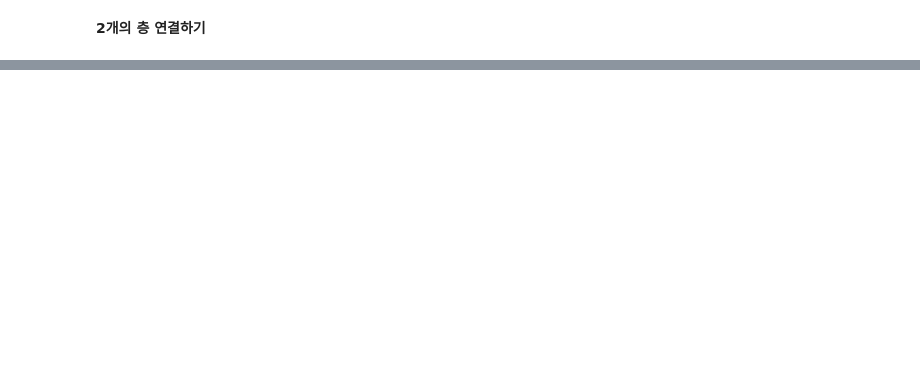
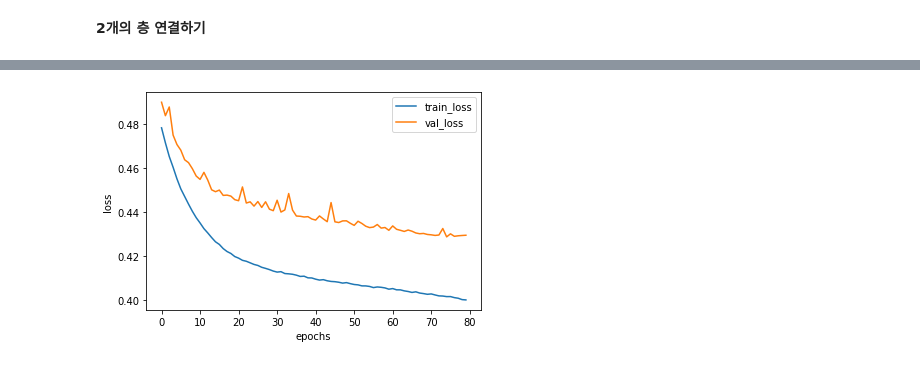
Before and after one commit to WooHyuck-Jeong/practice_ML, a Jupyter notebook: Ch9-3.ipynb, the cells around one changed output, grey strips where cells are left out. Drawn from its saved outputs; the diff is of its cells as text; code cells hidden in the pictures; blank space fills up the shorter version.

```diff
--- a/Ch9-3.ipynb
+++ b/Ch9-3.ipynb
@@ -232,0 +235,7 @@ plt.show()
+# %%
+model4 = keras.Sequential()
+model4.add(keras.layers.Embedding(500, 16, input_length= 100))
+model4.add(keras.layers.GRU(8))
+model4.add(keras.layers.Dense(1, activation= 'sigmoid'))
+
+model4.summary()
@@ -232,0 +258,15 @@ plt.show()
+# %%
+rmsprop = keras.optimizers.RMSprop(learning_rate= 1e-4)
+model4.compile(
+    optimizer= rmsprop,
+    loss= 'binary_crossentropy',
+    metrics= ['accuracy']
+)
+
+history = model4.fit(
+    train_seq, train_target,
+    epochs= 100,
+    batch_size= 64,
+    validation_data= (val_seq, val_target),
+    callbacks=[checkpoint_cb, early_stopping_cb]
+)
@@ -232,0 +291,9 @@ plt.show()
+# %%
+plt.plot(history.history['loss'])
+plt.plot(history.history['val_loss'])
+plt.xlabel('epochs')
+plt.ylabel('loss')
+plt.legend(['train_loss', 'val_loss'])
+plt.show()
+# %% [output]
+[figure, added]
```
Also changed, not shown: parts of 12 cells of this notebook, 3 other files.
